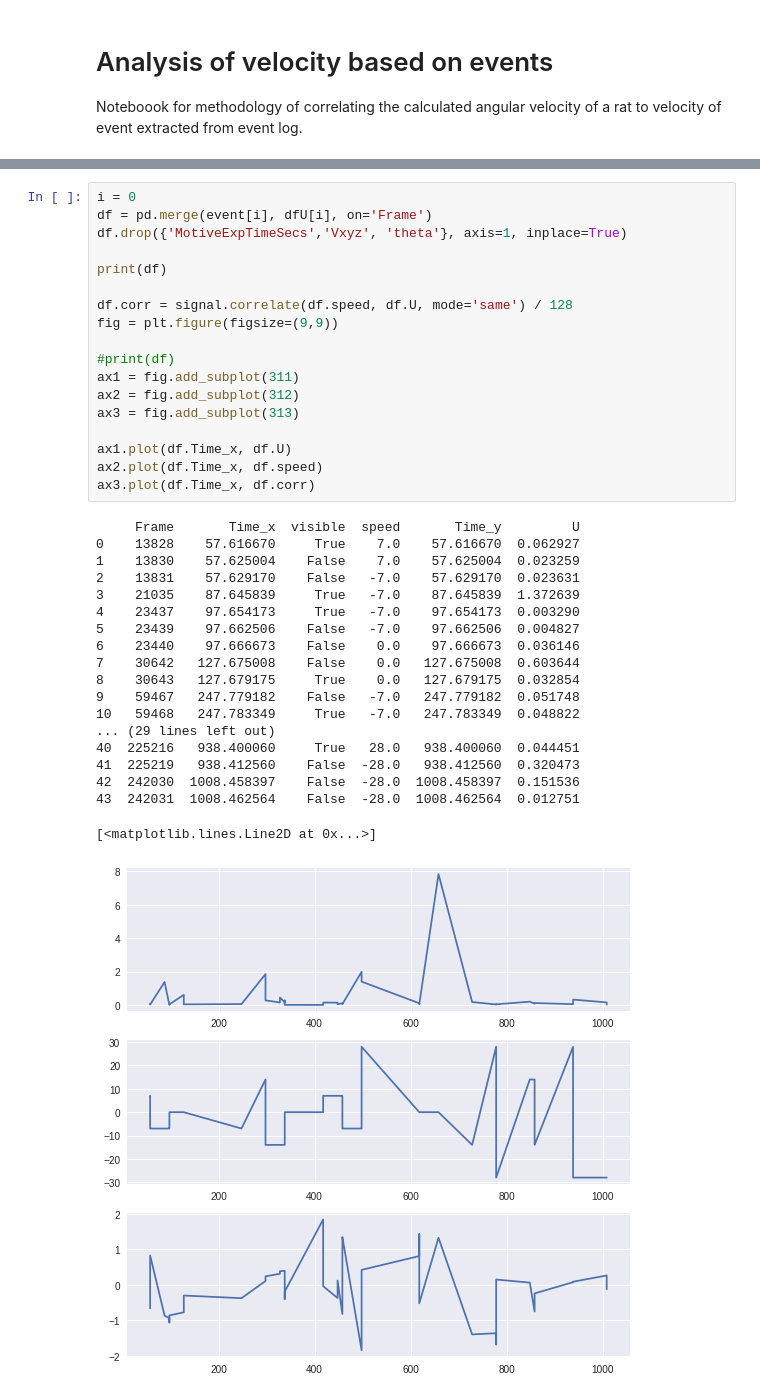
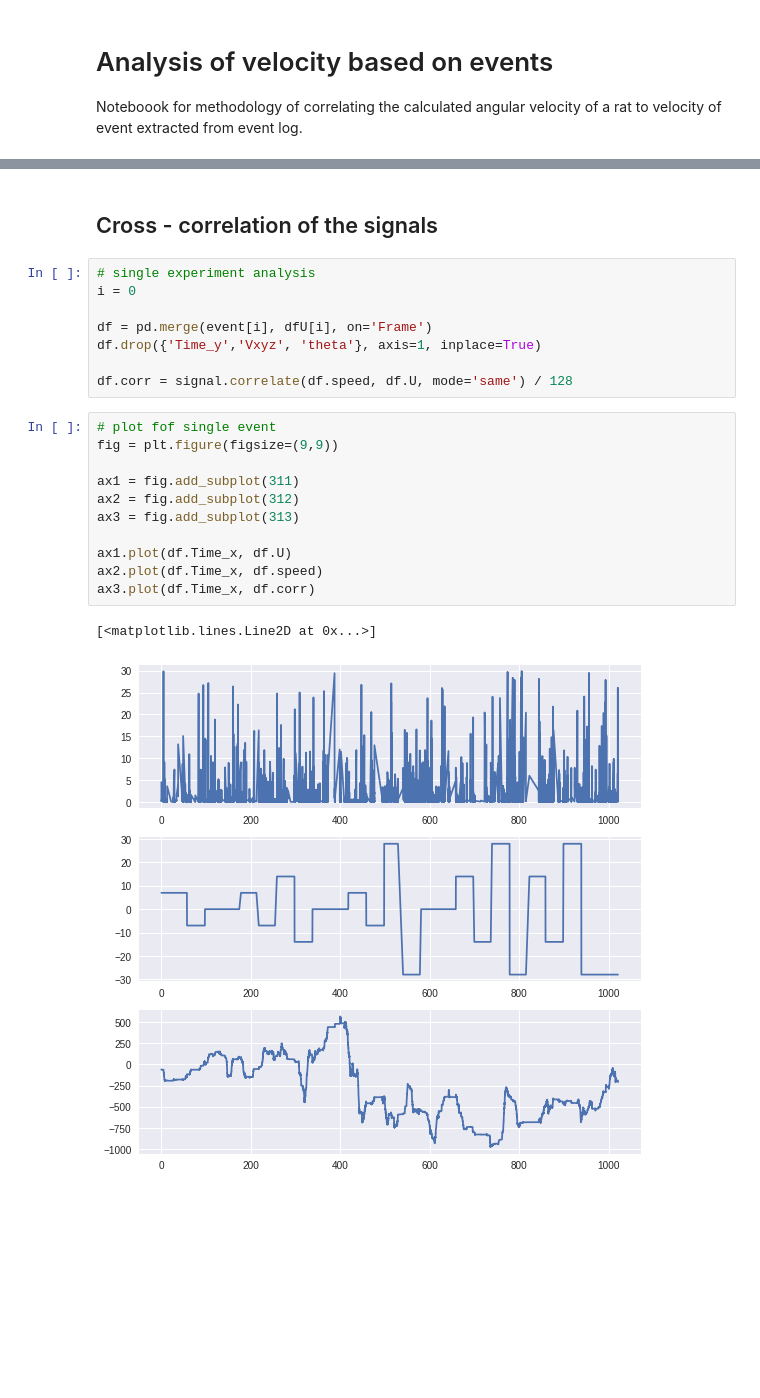
Before and after one commit to alTeska/VR_Acuity, a Jupyter notebook: notebooks/VelocityEvents.ipynb, the cells around one changed output, grey strips where cells are left out. Saved outputs shown, nothing was run; the diff lists cells and outputs as text; blank space fills up the shorter version.

```diff
--- a/notebooks/VelocityEvents.ipynb
+++ b/notebooks/VelocityEvents.ipynb
@@ -69,38 +71,24 @@ ax2.plot(event[2].Time, event[2].speed)
+# %% [markdown]
+## Cross - correlation of the signals
+# %%
+# single experiment analysis
+i = 0
+
+df = pd.merge(event[i], dfU[i], on='Frame')
+df.drop({'Time_y','Vxyz', 'theta'}, axis=1, inplace=True)
+
+df.corr = signal.correlate(df.speed, df.U, mode='same') / 128
 # %%
-i = 0
-df = pd.merge(event[i], dfU[i], on='Frame')
-df.drop({'MotiveExpTimeSecs','Vxyz', 'theta'}, axis=1, inplace=True)
-
-print(df)
-
-df.corr = signal.correlate(df.speed, df.U, mode='same') / 128
+# plot fof single event
 fig = plt.figure(figsize=(9,9))
 
-#print(df)
 ax1 = fig.add_subplot(311)
 ax2 = fig.add_subplot(312)
 ax3 = fig.add_subplot(313)
 
 ax1.plot(df.Time_x, df.U)
 ax2.plot(df.Time_x, df.speed)
 ax3.plot(df.Time_x, df.corr)
 # %% [output]
-     Frame       Time_x  visible  speed       Time_y         U
-0    13828    57.616670     True    7.0    57.616670  0.062927
-1    13830    57.625004    False    7.0    57.625004  0.023259
-2    13831    57.629170    False   -7.0    57.629170  0.023631
-3    21035    87.645839     True   -7.0    87.645839  1.372639
-4    23437    97.654173     True   -7.0    97.654173  0.003290
-5    23439    97.662506    False   -7.0    97.662506  0.004827
-6    23440    97.666673    False    0.0    97.666673  0.036146
-7    30642   127.675008    False    0.0   127.675008  0.603644
-8    30643   127.679175     True    0.0   127.679175  0.032854
-9    59467   247.779182    False   -7.0   247.779182  0.051748
-10   59468   247.783349     True   -7.0   247.783349  0.048822
-... (29 lines left out)
-40  225216   938.400060     True   28.0   938.400060  0.044451
-41  225219   938.412560    False  -28.0   938.412560  0.320473
-42  242030  1008.458397    False  -28.0  1008.458397  0.151536
-43  242031  1008.462564    False  -28.0  1008.462564  0.012751
+[<matplotlib.lines.Line2D at 0x...>]
-[<matplotlib.lines.Line2D at 0x...>]
-[figure, old version]
+[figure, new version]
```
Also changed, not shown: parts of 9 cells of this notebook, 1 other file.
